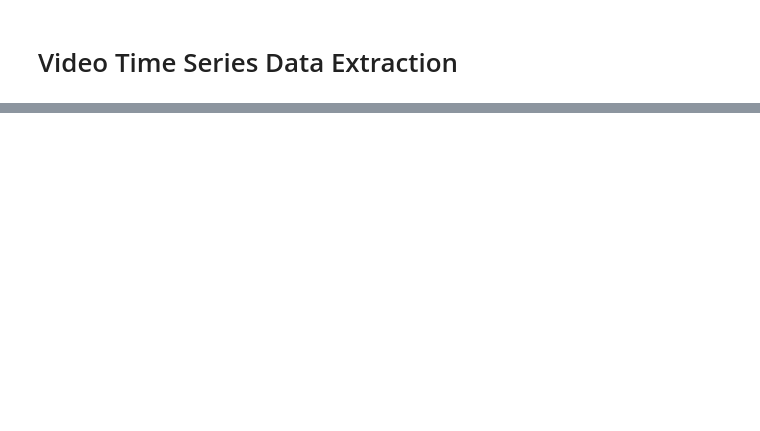
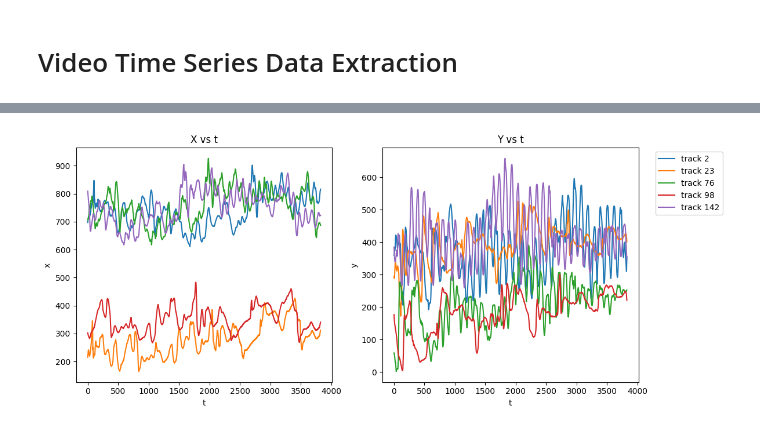
Before and after one commit to DobricLilujun/benchmarking_nature_tsfm, a Jupyter notebook: notebook/video_ts_extraction.ipynb, the cells around one changed output, grey strips where cells are left out. Cells and saved outputs as stored; diff of their text form; code cells hidden in the pictures; blank space fills up the shorter version.

```diff
--- a/notebook/video_ts_extraction.ipynb
+++ b/notebook/video_ts_extraction.ipynb
@@ -224,0 +264,10 @@ plt.show()
+# %%
+import pandas as pd
+import numpy as np
+import pandas as pd
+from fastdtw import fastdtw
+from scipy.spatial.distance import euclidean
+
+
+input_path = "/home/snt/projects_lujun/benchmarking_nature_tsfm/data/video/LaSOT/swing/swing/swing-4/tracks_ts.csv"
+result_df = pd.read_csv(input_path)
@@ -224,0 +357,3 @@ plt.show()
+# %%
+df_reduced, df_interpolated, df_interpolated_selected = select_most_diverse_tracks(result_df, max_tracks=5, top_k=20)
+print(df_interpolated_selected)
@@ -224,0 +375,5 @@ plt.show()
+# %%
+
+plot_tracks(df_interpolated_selected)
+# %% [output]
+[figure, added]
```
Also changed, not shown: parts of 6 cells of this notebook, 8 other files.
